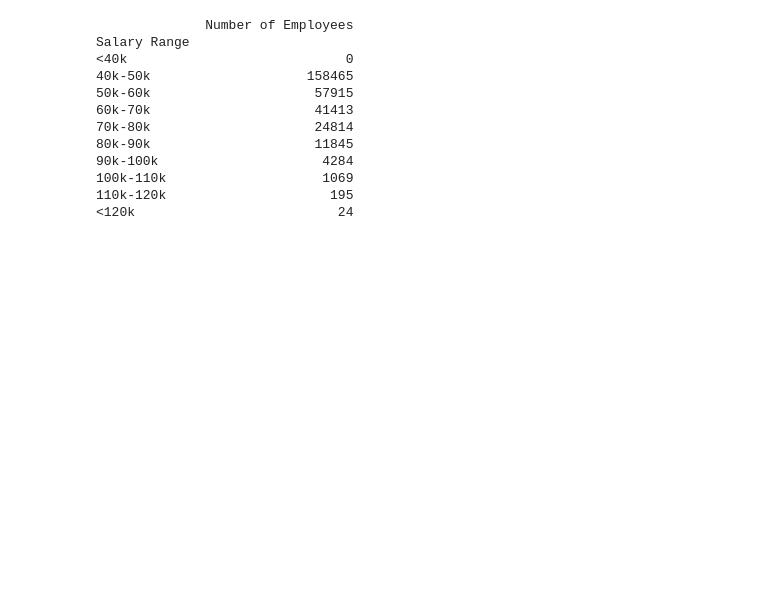
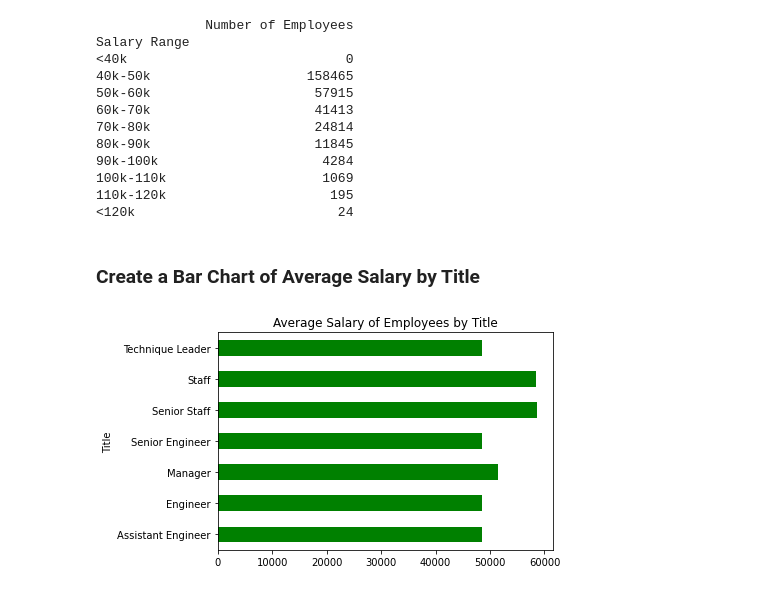
Before and after one commit to SwervingMage86/sql-challenge, a Jupyter notebook: EmployeeSQL/employees.ipynb, the cells around one changed output. Saved outputs shown, nothing was run; the diff lists cells and outputs as text; code cells hidden in the pictures; blank space fills up the shorter version.

```diff
--- a/EmployeeSQL/employees.ipynb
+++ b/EmployeeSQL/employees.ipynb
@@ -91,0 +90,23 @@ Salary Range
+# %% [markdown]
+### Create a Bar Chart of Average Salary by Title
+# %%
+# Query the database to collect salary and title information
+salary_info = pd.DataFrame(engine.execute('SELECT s.emp_no, e.last_name, e.first_name, s.salary, t.title\
+                                           FROM salaries s\
+                                           JOIN employees e\
+                                           ON s.emp_no = e.emp_no\
+                                           JOIN titles t\
+                                           ON e.emp_title = t.title_id').fetchall(),
+                           columns=('emp_no','last_name','first_name','salary','title'))
+
+# Create a table grouped by title and containing only the average salary by position
+avg_salary = salary_title.groupby(salary_info['title']).mean().iloc[:,1]
+
+# Plot that table
+avg_salary.plot.barh(title='Average Salary of Employees by Title',
+                    xlabel='Title',
+                    ylabel='Salary',
+                    color='green')
+plt.show()
+# %% [output]
+[figure, added]
```
Also changed, not shown: parts of 3 cells of this notebook, 1 other file.
